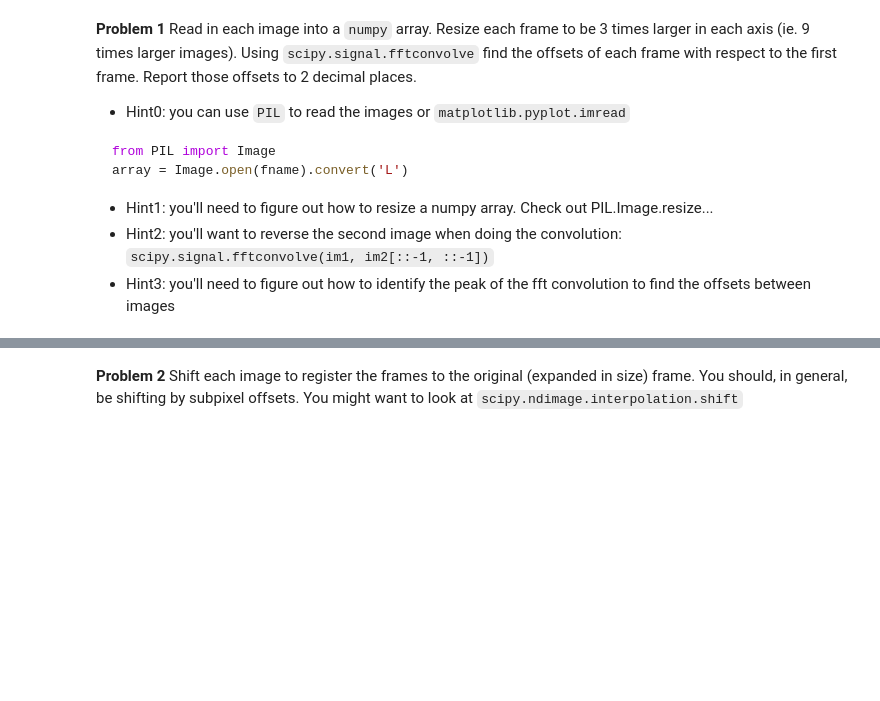
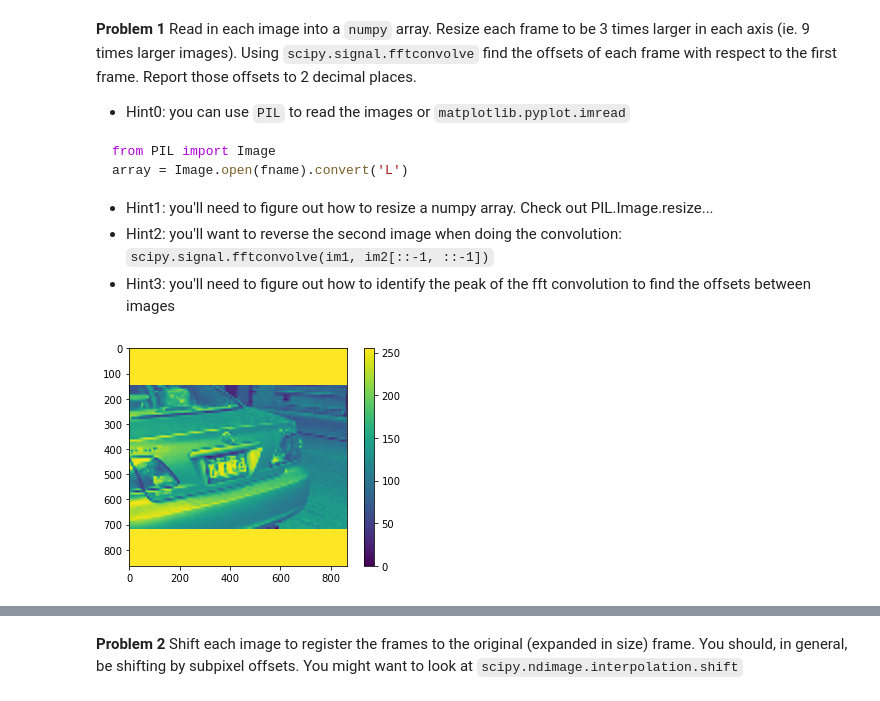
Before and after one commit to christianhbye/python_ay_250_hw, a Jupyter notebook: hw_1/hw_1_assignment.ipynb, the cells around one changed output, grey strips where cells are left out. Drawn from its saved outputs; the diff is of its cells as text; code cells hidden in the pictures; blank space fills up the shorter version.

```diff
--- a/hw_1/hw_1_assignment.ipynb
+++ b/hw_1/hw_1_assignment.ipynb
@@ -87,0 +82,11 @@ offsets=np.zeros((N_images, 2))  # array of offsets along each dimension
+# %%
+N_images=100
+im=Image.open('./data/Data/im2-0.png').convert('L')
+im=np.array(im.resize(tuple(3*s for s in im.size)))
+
+plt.figure()
+plt.imshow(im, interpolation='none')
+plt.colorbar()
+plt.show()
+# %% [output]
+[figure, added]
```
Also changed, not shown: parts of 11 cells of this notebook.
